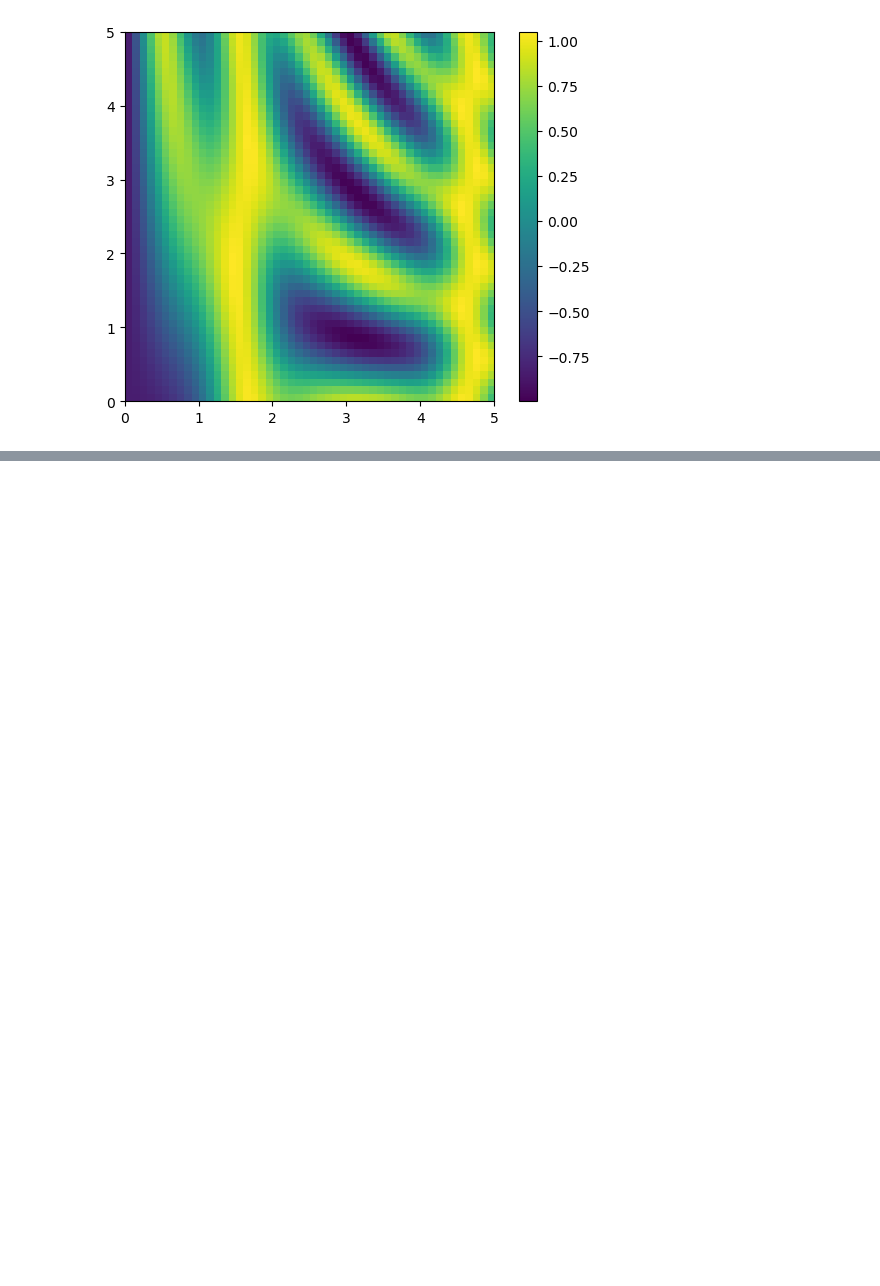
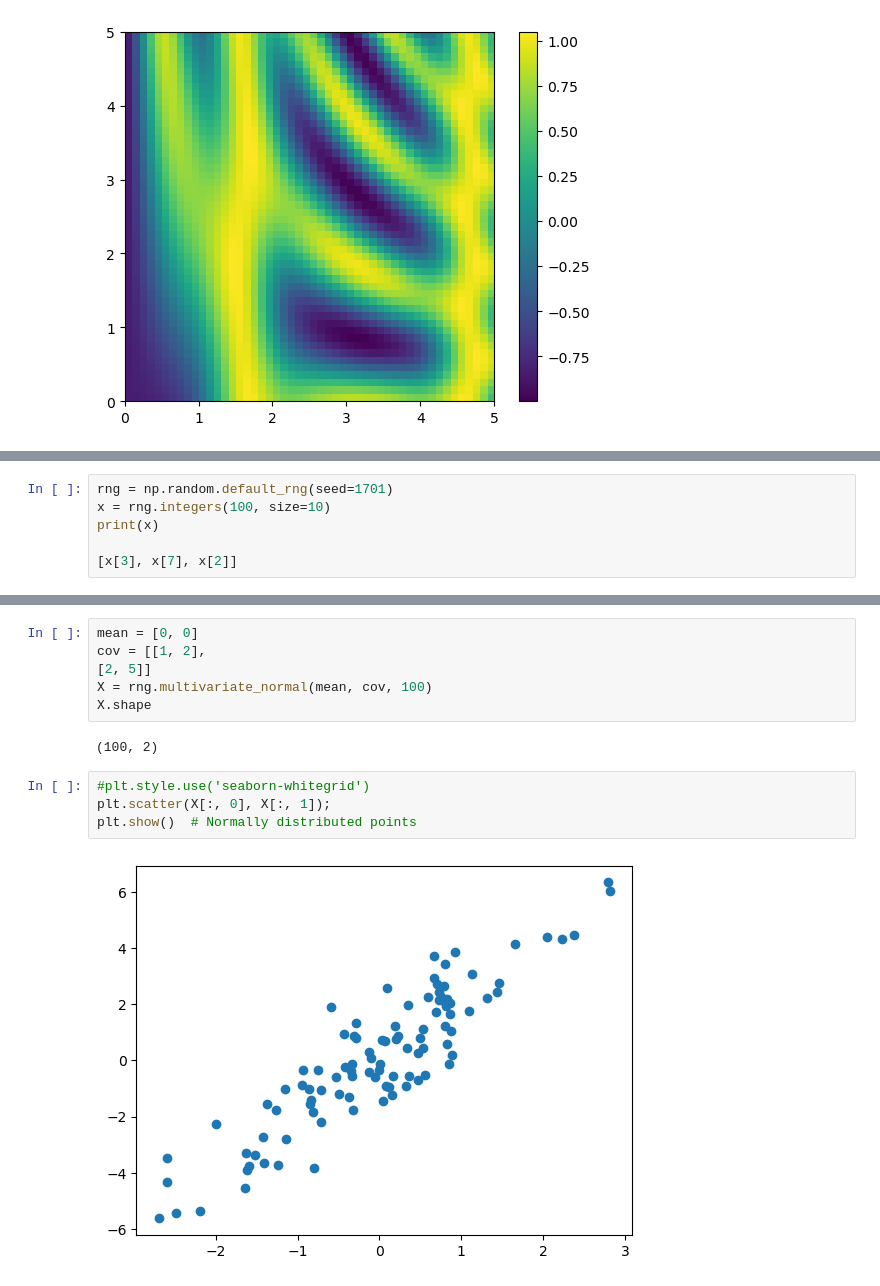
Before and after one commit to GersonFeDutra/Python-exercises, a Jupyter notebook: Ciência dos Dados/numpy/app/Numpy_Test.ipynb, the cells around one changed output, grey strips where cells are left out. Cells and saved outputs as stored; diff of their text form; blank space fills up the shorter version.

```diff
--- a/Ciência dos Dados/numpy/app/Numpy_Test.ipynb
+++ b/Ciência dos Dados/numpy/app/Numpy_Test.ipynb
@@ -788,0 +907,6 @@ plt.show()
+# %%
+rng = np.random.default_rng(seed=1701)
+x = rng.integers(100, size=10)
+print(x)
+
+[x[3], x[7], x[2]]
@@ -788,0 +965,14 @@ plt.show()
+# %%
+mean = [0, 0]
+cov = [[1, 2],
+[2, 5]]
+X = rng.multivariate_normal(mean, cov, 100)
+X.shape
+# %% [output]
+(100, 2)
+# %%
+#plt.style.use('seaborn-whitegrid')
+plt.scatter(X[:, 0], X[:, 1]);
+plt.show()  # Normally distributed points
+# %% [output]
+[figure, added]
```
Also changed, not shown: parts of 46 cells of this notebook.
